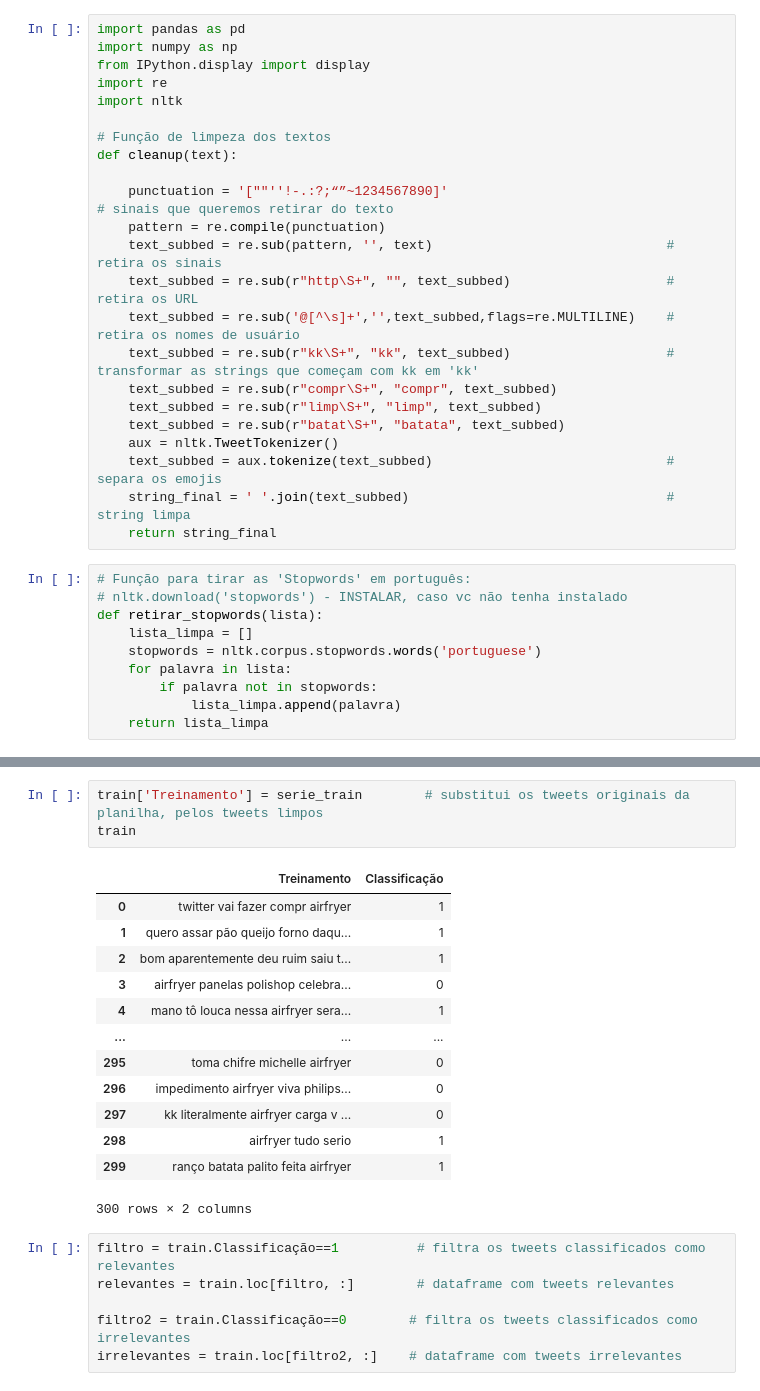
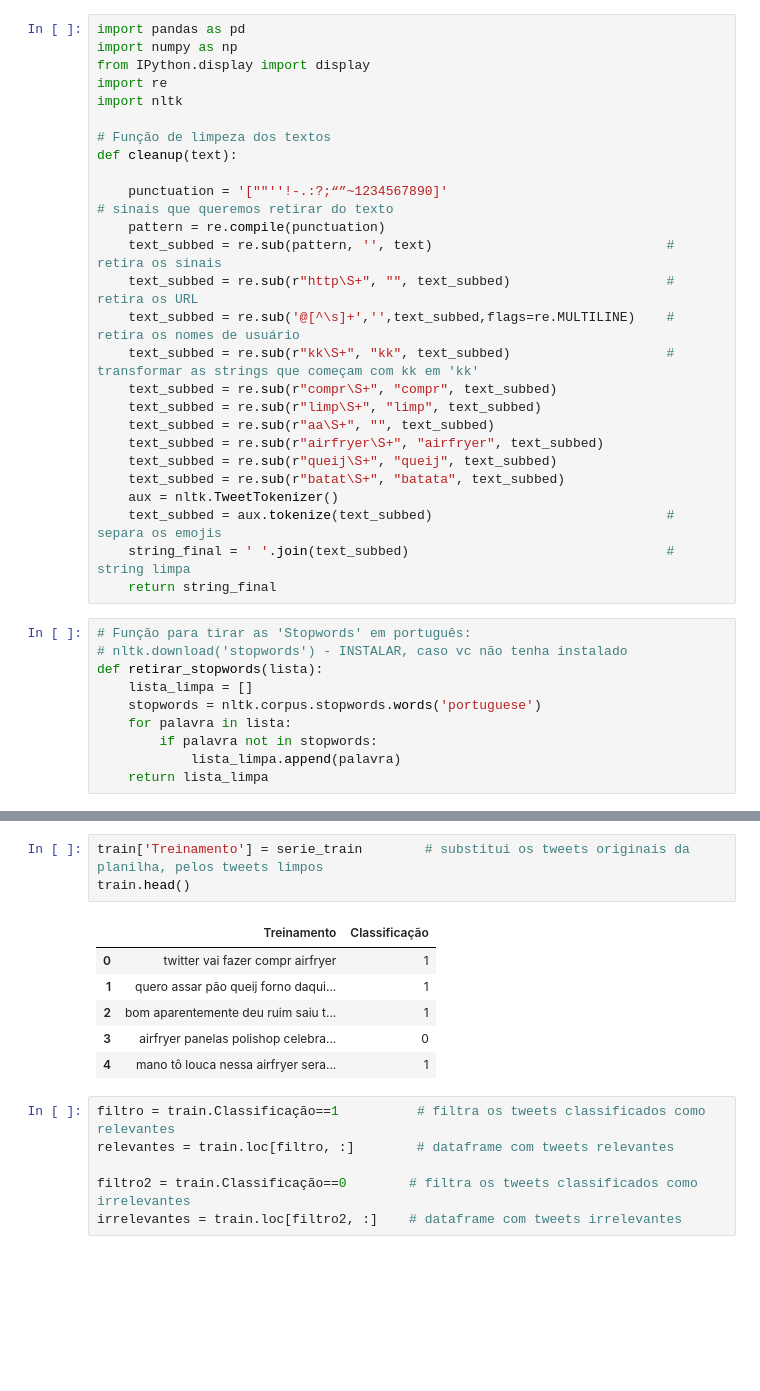
Before and after one commit to LinkolnR/Proj1Cdados, a Jupyter notebook: Projeto1_Layout_Classificador.ipynb, the cells around one changed output, grey strips where cells are left out. Saved outputs shown, nothing was run; the diff lists cells and outputs as text; blank space fills up the shorter version.

```diff
--- a/Projeto1_Layout_Classificador.ipynb
+++ b/Projeto1_Layout_Classificador.ipynb
@@ -75,6 +75,9 @@ def cleanup(text):
     text_subbed = re.sub(r"kk\S+", "kk", text_subbed)                    # transformar as strings que começam com kk em 'kk'
     text_subbed = re.sub(r"compr\S+", "compr", text_subbed)
     text_subbed = re.sub(r"limp\S+", "limp", text_subbed)
+    text_subbed = re.sub(r"aa\S+", "", text_subbed)
+    text_subbed = re.sub(r"airfryer\S+", "airfryer", text_subbed)
+    text_subbed = re.sub(r"queij\S+", "queij", text_subbed)
     text_subbed = re.sub(r"batat\S+", "batata", text_subbed)
     aux = nltk.TweetTokenizer()
     text_subbed = aux.tokenize(text_subbed)                              # separa os emojis
@@ -118,20 +115,13 @@ Length: 300, dtype: object
 # %%
 train['Treinamento'] = serie_train        # substitui os tweets originais da planilha, pelos tweets limpos
-train
+train.head()
 # %% [output]
 |  | Treinamento | Classificação |
 | 0 | twitter vai fazer compr airfryer | 1 |
-| 1 | quero assar pão queijo forno daqu... | 1 |
+| 1 | quero assar pão queij forno daqui... | 1 |
 | 2 | bom aparentemente deu ruim saiu t... | 1 |
 | 3 | airfryer panelas polishop celebra... | 0 |
 | 4 | mano tô louca nessa airfryer sera... | 1 |
-| ... | ... | ... |
-| 295 | toma chifre michelle airfryer | 0 |
-| 296 | impedimento airfryer viva philips... | 0 |
-| 297 | kk literalmente airfryer carga v ... | 0 |
-| 298 | airfryer tudo serio | 1 |
-| 299 | ranço batata palito feita airfryer | 1 |
-300 rows × 2 columns
 # %%
 filtro = train.Classificação==1          # filtra os tweets classificados como relevantes
 relevantes = train.loc[filtro, :]        # dataframe com tweets relevantes
```
Also changed, not shown: parts of 21 cells of this notebook, 1 other file.
